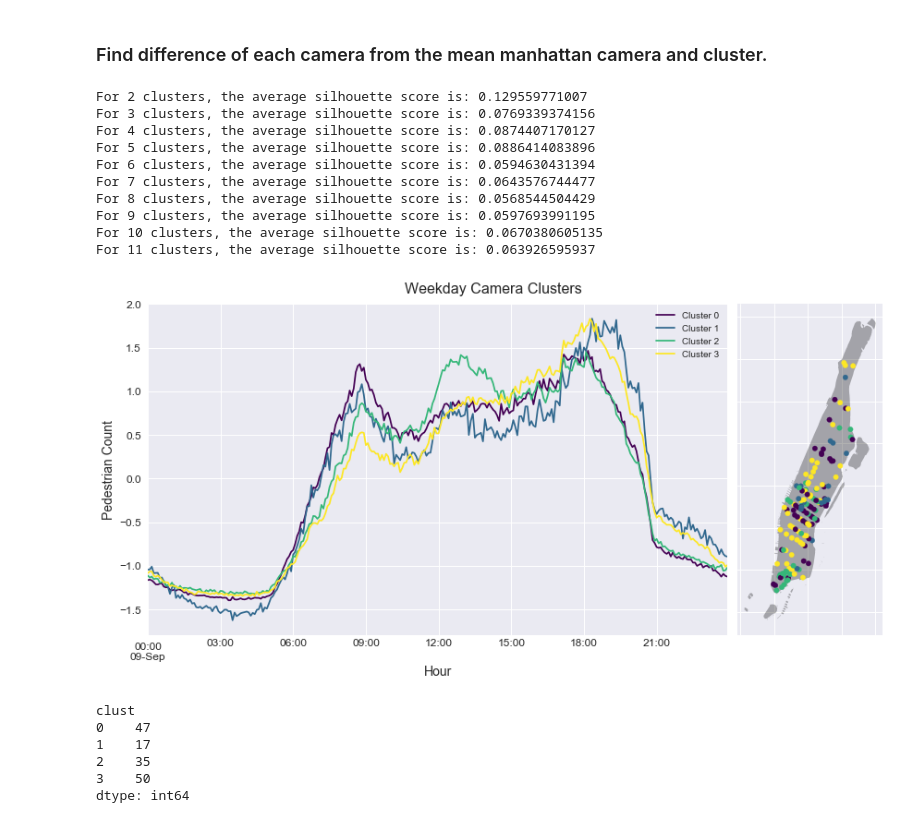
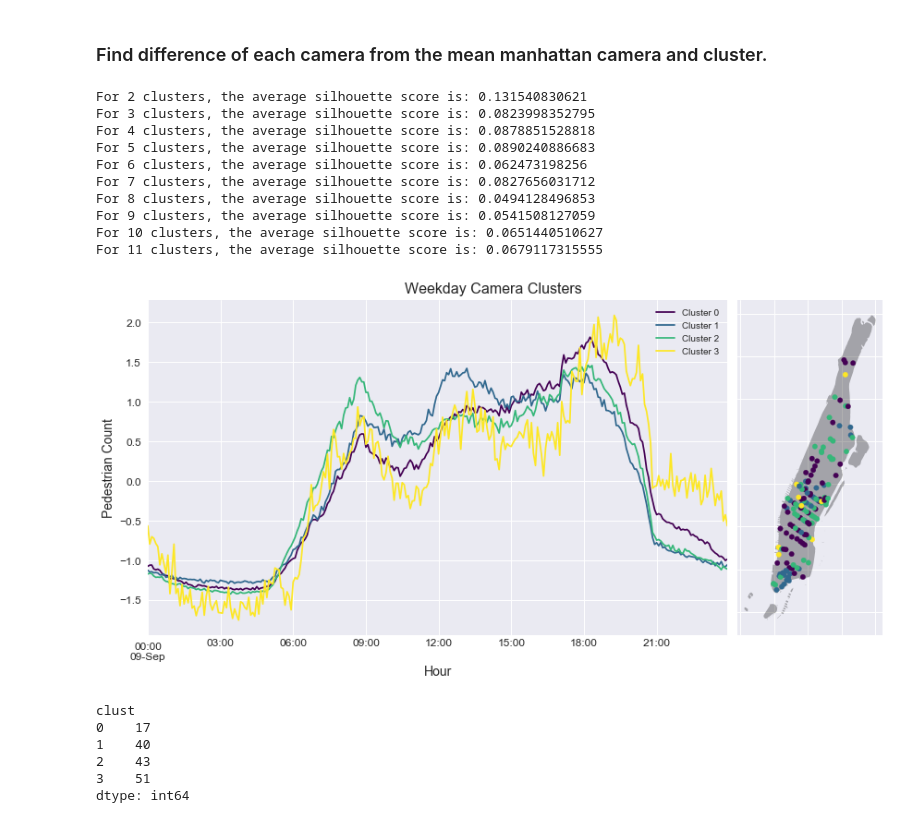
Before and after one commit to basyavasya-honmono/hadive, a Jupyter notebook: notebooks/1.2.2-JV-Clustering.ipynb, the cells around one changed output. Saved outputs shown, nothing was run; the diff lists cells and outputs as text; code cells hidden in the pictures.

```diff
--- a/notebooks/1.2.2-JV-Clustering.ipynb
+++ b/notebooks/1.2.2-JV-Clustering.ipynb
@@ -40,7 +40,7 @@ cams = gp.GeoDataFrame(cams[["cam_id", "boro", "people"]],
                         crs={'init': "epsg:2263"}, geometry=geometry)
 mn_cams = cams[(cams.boro == "Manhattan") &
                (cams.people == 1.)
-               & (~cams.cam_id.isin([211, 292, 328, 547, 715, 795]))
+               & (~cams.cam_id.isin([291, 328, 547, 715, 795, 805]))
               ].copy()
 mn_cams.sort_values("cam_id", inplace=True)
 mn_cams.head(2)
@@ -89,59 +89,58 @@ ts_matrix.head(2)
 ts_diff = ts_matrix - ts_matrix.mean()
 # %%
 for n_clusters in range(2, 12):
-    clust = cluster.AgglomerativeClustering(n_clusters=n_clusters, )
+    clust = cluster.KMeans(n_clusters=n_clusters, )
     clust_labels = clust.fit_predict(ts_diff)
     print "For {} clusters, the average silhouette score is: {}".format(
         n_clusters, silhouette_score(ts_diff, clust_labels))
 # %% [output]
-For 2 clusters, the average silhouette score is: 0.129559771007
-For 3 clusters, the average silhouette score is: 0.0769339374156
-For 4 clusters, the average silhouette score is: 0.0874407170127
-For 5 clusters, the average silhouette score is: 0.0886414083896
-For 6 clusters, the average silhouette score is: 0.0594630431394
-For 7 clusters, the average silhouette score is: 0.0643576744477
-For 8 clusters, the average silhouette score is: 0.0568544504429
-For 9 clusters, the average silhouette score is: 0.0597693991195
-For 10 clusters, the average silhouette score is: 0.0670380605135
-For 11 clusters, the average silhouette score is: 0.063926595937
+For 2 clusters, the average silhouette score is: 0.131540830621
+For 3 clusters, the average silhouette score is: 0.0823998352795
+For 4 clusters, the average silhouette score is: 0.0878851528818
+For 5 clusters, the average silhouette score is: 0.0890240886683
+For 6 clusters, the average silhouette score is: 0.062473198256
+For 7 clusters, the average silhouette score is: 0.0827656031712
+For 8 clusters, the average silhouette score is: 0.0494128496853
+For 9 clusters, the average silhouette score is: 0.0541508127059
+For 10 clusters, the average silhouette score is: 0.0651440510627
+For 11 clusters, the average silhouette score is: 0.0679117315555
 # %%
 n_clusters = 4
 
-mn_cams["clust"] = cluster.AgglomerativeClustering(
+mn_cams["clust"] = cluster.KMeans(
     n_clusters=n_clusters).fit_predict(ts_diff)
 fig, [ax1, ax2] = plt.subplots(nrows=1, ncols=2, figsize=(12, 6),
                                gridspec_kw={"width_ratios": [4, 1]})
 
 nyc[nyc.BoroName == "Manhattan"].plot(facecolor="k", alpha=0.3, ax=ax2)
 mn_cams.plot(column="clust", ax=ax2, markersize=30, cmap="viridis")
 
 color = iter(cm.viridis(np.linspace(0, 1, n_clusters)))
 for ii in range(n_clusters):
     clust = ts_matrix[(mn_cams.clust == ii).values].mean()
     ((clust - clust.mean()) / clust.std()).plot(
         ax=ax1, c=next(color), label="Cluster {}".format(ii))
 
 ax1.set_xlabel("Hour", fontsize=14)
 ax1.set_ylabel("Pedestrian Count", fontsize=14)
 ax1.grid(True, which="both")
 ax1.tick_params(axis="both", which="both", labelsize=12)
 ax1.legend()
 
 ax2.set_xticklabels([])
 ax2.set_yticklabels([])
-# ax2.grid(False)
 
 fig.suptitle("Weekday Camera Clusters",
              y=1.02, fontsize=16)
 fig.tight_layout()
 # %% [output]
-[figure, old version]
+[figure, new version]
 # %%
 mn_cams.groupby("clust").size()
 # %% [output]
 clust
-0    47
-1    17
-2    35
-3    50
+0    17
+1    40
+2    43
+3    51
 dtype: int64
```
Also changed, not shown: parts of 1 cell of this notebook, 3 other files.
